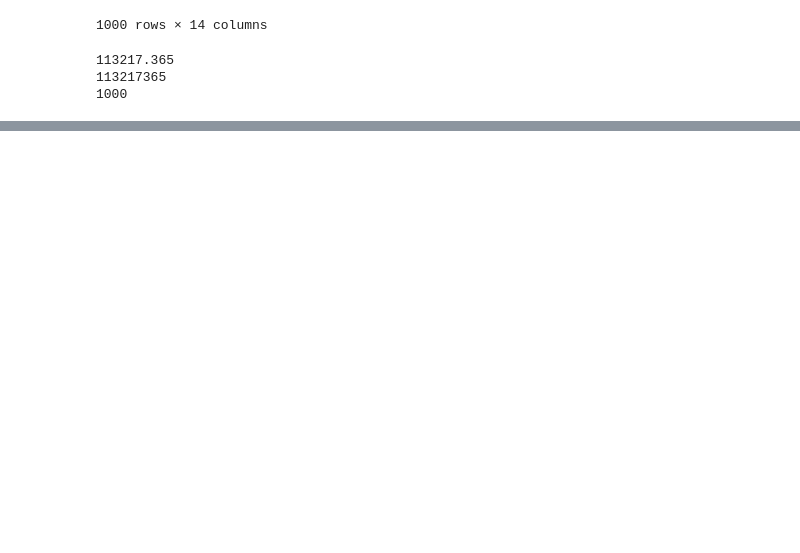
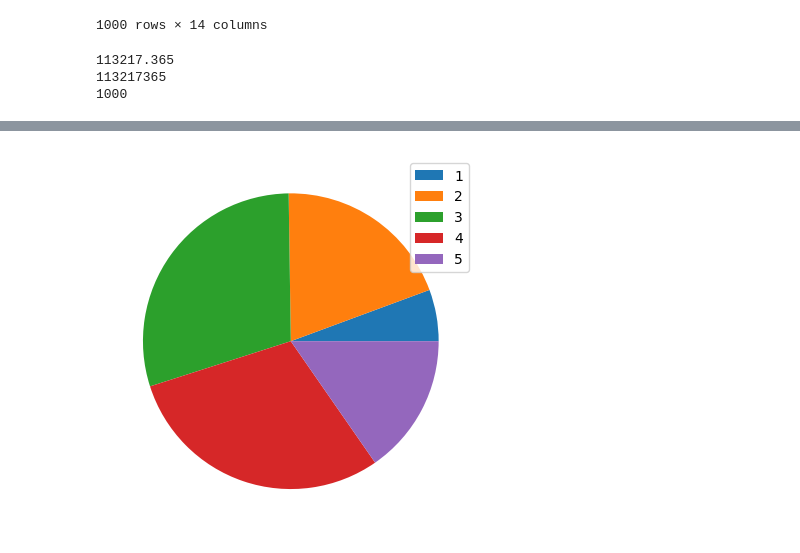
Before and after one commit to GulamAnsari12/Full-Python, a Jupyter notebook: Practice.ipynb, the cells around one changed output, grey strips where cells are left out. Saved outputs shown, nothing was run; the diff lists cells and outputs as text; code cells hidden in the pictures; blank space fills up the shorter version.

```diff
--- a/Practice.ipynb
+++ b/Practice.ipynb
@@ -365,0 +454,9 @@ print(df["Annual Salary"].count())
+# %%
+s = [122,424,643,643,332]
+b = [1,2,3,4,5]
+
+plt.pie(s,)
+plt.legend(b,)
+plt.show()
+# %% [output]
+[figure, added]
```
Also changed, not shown: parts of 7 cells of this notebook.
